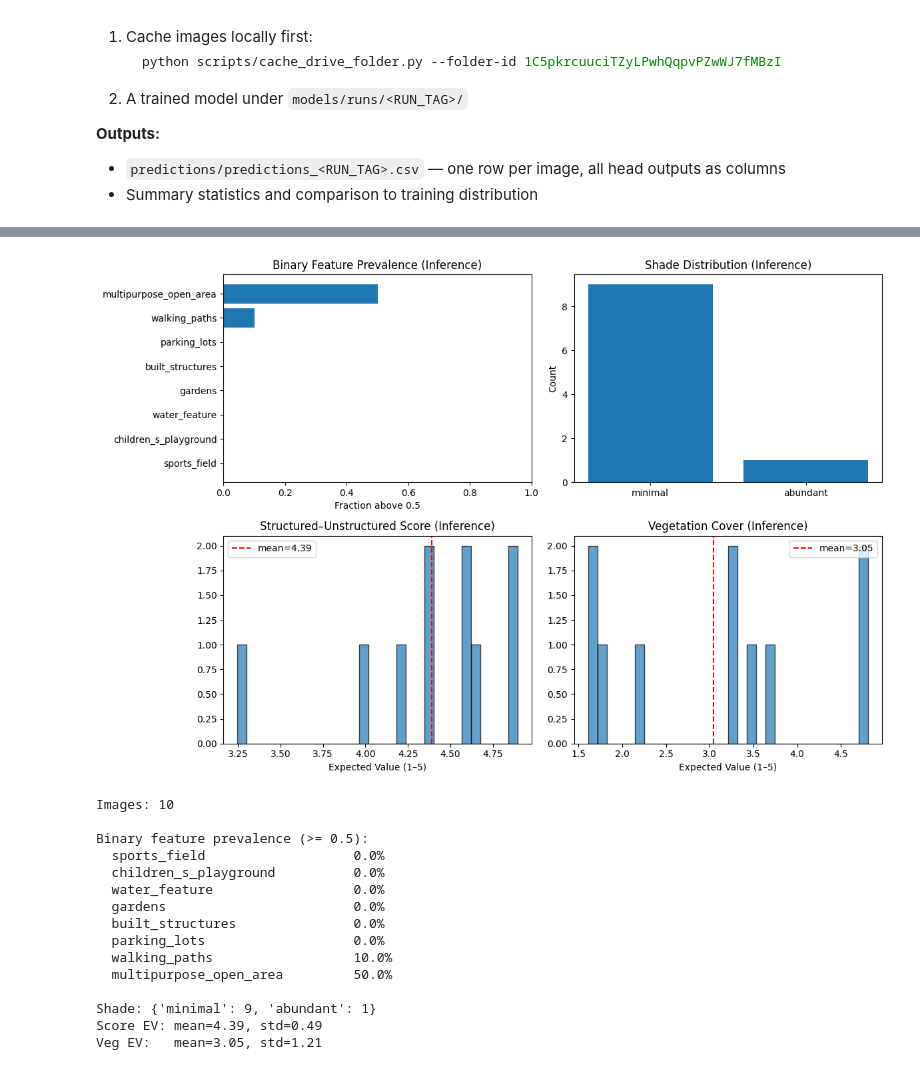
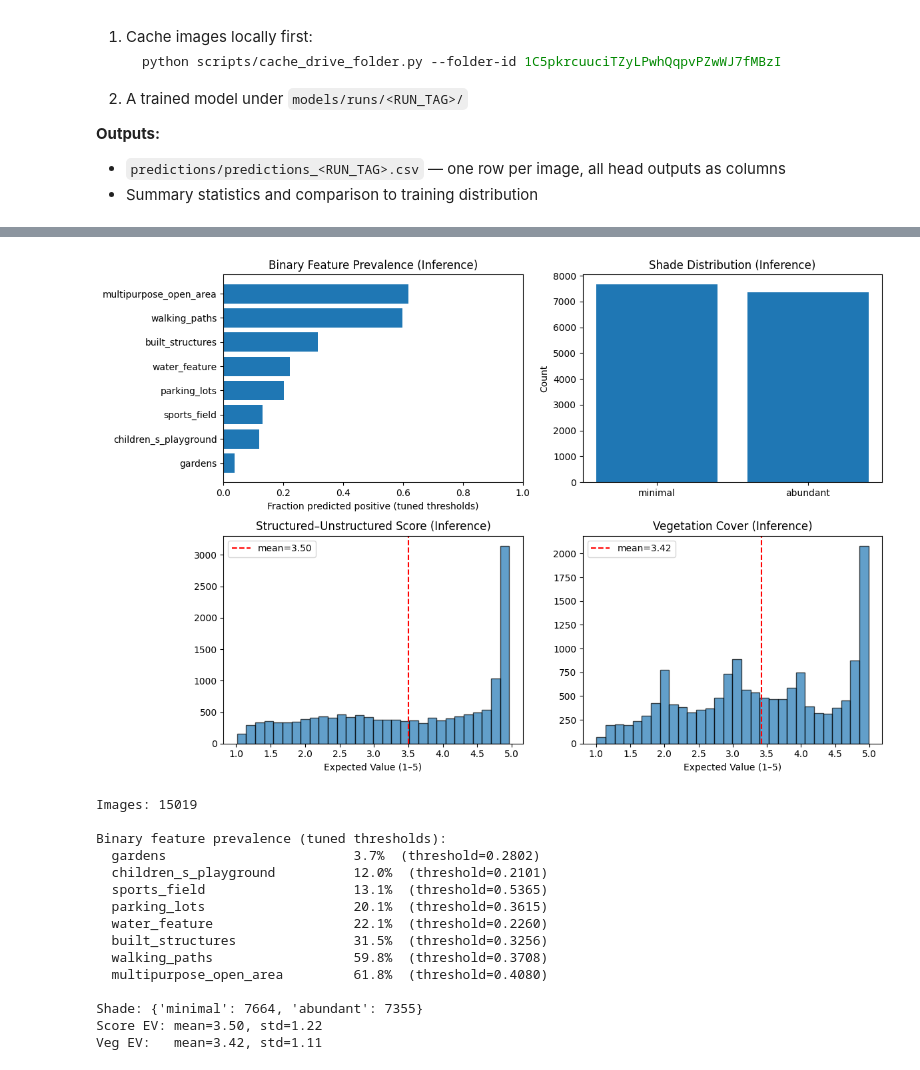
Before and after one commit to JunchenX0809/GreenSpace_CNN, a Jupyter notebook: notebooks/05_prediction_demo.ipynb, the cells around one changed output, grey strips where cells are left out. Cells and saved outputs as stored; diff of their text form; code cells hidden in the pictures.

Commit message:
0412_processUpdate
no garden

```diff
--- a/notebooks/05_prediction_demo.ipynb
+++ b/notebooks/05_prediction_demo.ipynb
@@ -30,7 +30,7 @@ USE_MANUAL_MODEL = True
 MANUAL_MODEL_PATH = '../models/runs/20260321_214623/best_mcmae_20260321_214623.keras'
 
 # --- Limit images for testing (set None for full run) ---
-LIMIT = 10
+LIMIT = None
 
 # --- Load model ---
 if USE_MANUAL_MODEL:
@@ -83,9 +83,10 @@ train_csv = Path('../data/processed/splits/train.csv')
 assert train_csv.exists(), 'Missing train.csv — run notebook 02 first'
 train_df = pd.read_csv(train_csv)
 
+EXCLUDE_BINARY_LABELS = ['gardens_p']  # must match notebook 03
 _schema = resolve_label_cols(train_df)
-binary_cols   = _schema['binary_cols']
-bin_names     = _schema['bin_names']
+binary_cols   = [c for c in _schema['binary_cols'] if c not in EXCLUDE_BINARY_LABELS]
+bin_names     = [c[:-2] for c in binary_cols]
 # %% [output]
 Loaded MANUAL model: best_mcmae_20260321_214623.keras
 RUN_TAG: 20260321_214623
@@ -93,7 +94,7 @@ LIMIT=10 — using 10 of 15019 cached images
 # %%
 # Batch inference — decode images, predict in batches, collect results.
 IMG_SIZE = (512, 512)
-BATCH_SIZE = 16
+BATCH_SIZE = 32
 
 # --- Load tuned thresholds from evaluation ---
 THRESHOLD_CSV = Path('../monitoring_output/runs/20260322_073929/thresholds_best_mcmae.csv')
@@ -123,7 +124,7 @@ print(f'Running inference on {len(image_paths)} images (batch_size={BATCH_SIZE})
 preds = model.predict(ds, verbose=1)
 
 # preds is a list of 4 arrays: [bin_head, shade_head, score_head, veg_head]
-pred_bin   = preds[0]  # (N, 8) sigmoid probabilities
+pred_bin   = preds[0]  # (N, len(bin_names)) sigmoid probabilities
 pred_shade = preds[1]  # (N, 2) softmax
 pred_score = preds[2]  # (N, 5) softmax
 pred_veg   = preds[3]  # (N, 5) softmax
@@ -185,19 +186,18 @@ Saved 10 predictions to ../predictions/predictions_20260321_214623.csv
 # %%
 # Option 1: Summary statistics across all unseen images
 
-prob_cols = [f'{n}_prob' for n in bin_names]
-THRESHOLD = 0.5
+pred_cols = [f'{n}_pred' for n in bin_names]
 
-# Binary feature prevalence (% of images above threshold)
-prevalence = (pred_df[prob_cols] >= THRESHOLD).mean().sort_values()
-prevalence.index = [c.replace('_prob', '') for c in prevalence.index]
+# Binary feature prevalence (using tuned thresholds from _pred columns)
+prevalence = pred_df[pred_cols].mean().sort_values()
+prevalence.index = [c.replace('_pred', '') for c in prevalence.index]
 
 fig, axes = plt.subplots(2, 2, figsize=(12, 8))
 
 # 1a. Binary feature prevalence
 ax = axes[0, 0]
 ax.barh(prevalence.index, prevalence.values)
-ax.set_xlabel(f'Fraction above {THRESHOLD}')
+ax.set_xlabel('Fraction predicted positive (tuned thresholds)')
 ax.set_title('Binary Feature Prevalence (Inference)')
 ax.set_xlim(0, 1)
 
@@ -208,51 +208,52 @@ ax.bar(shade_counts.index, shade_counts.values)
 ax.set_title('Shade Distribution (Inference)')
 ax.set_ylabel('Count')
 
 # 1c. Structured score distribution
 ax = axes[1, 0]
 ax.hist(pred_df['score_ev'], bins=30, edgecolor='black', alpha=0.7)
 ax.set_xlabel('Expected Value (1–5)')
 ax.set_title('Structured–Unstructured Score (Inference)')
 ax.axvline(pred_df['score_ev'].mean(), color='red', linestyle='--', label=f"mean={pred_df['score_ev'].mean():.2f}")
 ax.legend()
 
 # 1d. Vegetation distribution
 ax = axes[1, 1]
 ax.hist(pred_df['veg_ev'], bins=30, edgecolor='black', alpha=0.7)
 ax.set_xlabel('Expected Value (1–5)')
 ax.set_title('Vegetation Cover (Inference)')
 ax.axvline(pred_df['veg_ev'].mean(), color='red', linestyle='--', label=f"mean={pred_df['veg_ev'].mean():.2f}")
 ax.legend()
 
 plt.tight_layout()
 plt.savefig(out_dir / f'summary_stats_{RUN_TAG}.png', dpi=150, bbox_inches='tight')
 plt.show()
 
 # Print key numbers
 print(f'Images: {len(pred_df)}')
-print(f'\nBinary feature prevalence (>= {THRESHOLD}):')
+print(f'\nBinary feature prevalence (tuned thresholds):')
 for name, val in prevalence.items():
-    print(f'  {name:<30} {val:.1%}')
+    t = thresholds.get(name, 0.5)
+    print(f'  {name:<30} {val:.1%}  (threshold={t:.4f})')
 print(f'\nShade: {dict(shade_counts)}')
 print(f'Score EV: mean={pred_df["score_ev"].mean():.2f}, std={pred_df["score_ev"].std():.2f}')
 print(f'Veg EV:   mean={pred_df["veg_ev"].mean():.2f}, std={pred_df["veg_ev"].std():.2f}')
 # %% [output]
-[figure, old version]
+[figure, new version]
-Images: 10
+Images: 15019
 
-Binary feature prevalence (>= 0.5):
-  sports_field                   0.0%
-  children_s_playground          0.0%
-  water_feature                  0.0%
-  gardens                        0.0%
-  built_structures               0.0%
-  parking_lots                   0.0%
-  walking_paths                  10.0%
-  multipurpose_open_area         50.0%
+Binary feature prevalence (tuned thresholds):
+  gardens                        3.7%  (threshold=0.2802)
+  children_s_playground          12.0%  (threshold=0.2101)
+  sports_field                   13.1%  (threshold=0.5365)
+  parking_lots                   20.1%  (threshold=0.3615)
+  water_feature                  22.1%  (threshold=0.2260)
+  built_structures               31.5%  (threshold=0.3256)
+  walking_paths                  59.8%  (threshold=0.3708)
+  multipurpose_open_area         61.8%  (threshold=0.4080)
 
-Shade: {'minimal': 9, 'abundant': 1}
-Score EV: mean=4.39, std=0.49
-Veg EV:   mean=3.05, std=1.21
+Shade: {'minimal': 7664, 'abundant': 7355}
+Score EV: mean=3.50, std=1.22
+Veg EV:   mean=3.42, std=1.11
 # %%
 # Option 5: Compare inference predictions to training label distribution.
 # Large shifts may indicate domain gap between the training set and these unseen images.
```
Also changed, not shown: parts of 3 cells of this notebook, 8 other files.
